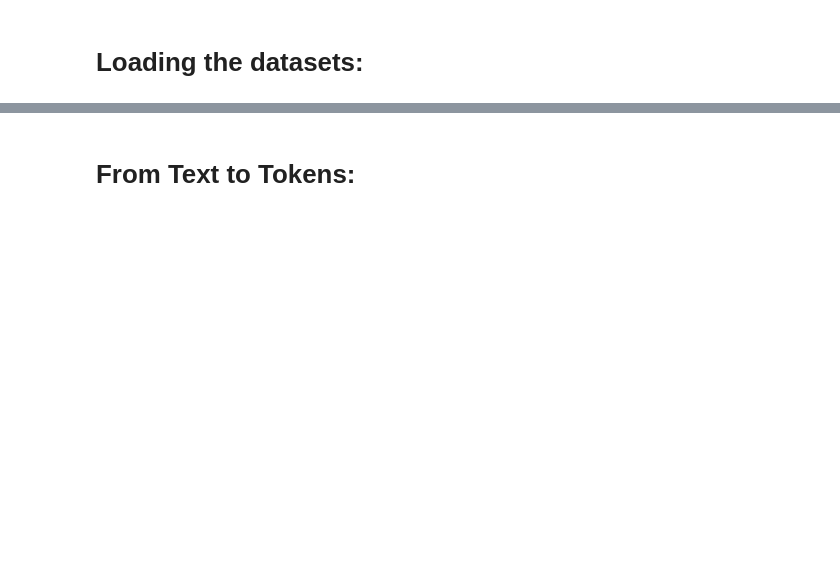
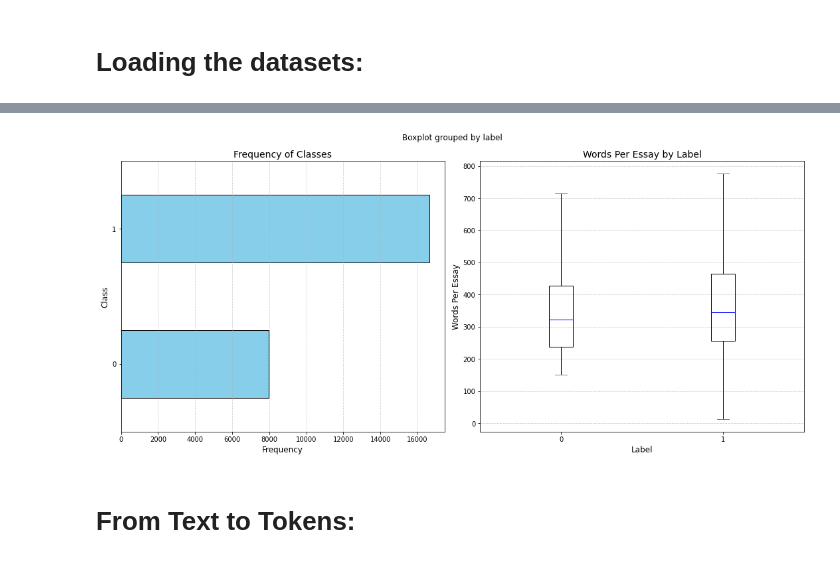
Before and after one commit to Anas-Badaoui/Detect-AI-Generated-Essays, a Jupyter notebook: train.ipynb, the cells around one changed output, grey strips where cells are left out. Drawn from its saved outputs; the diff is of its cells as text; code cells hidden in the pictures; blank space fills up the shorter version.

```diff
--- a/train.ipynb
+++ b/train.ipynb
@@ -50,0 +73,6 @@ plt.show()
+# %%
+
+path_raw_data = './train_df.csv'
+preprocessor = DatasetPreprocessor(path_raw_data)
+dataset = preprocessor.load_and_preprocess()
+dataset
@@ -51,2 +140,7 @@ plt.show()
+# %%
+# Call the function with the dataset
+plot_dataset(dataset)
+# %% [output]
+[figure, added]
 # %% [markdown]
 # From Text to Tokens:
```
Also changed, not shown: parts of 19 cells of this notebook.
